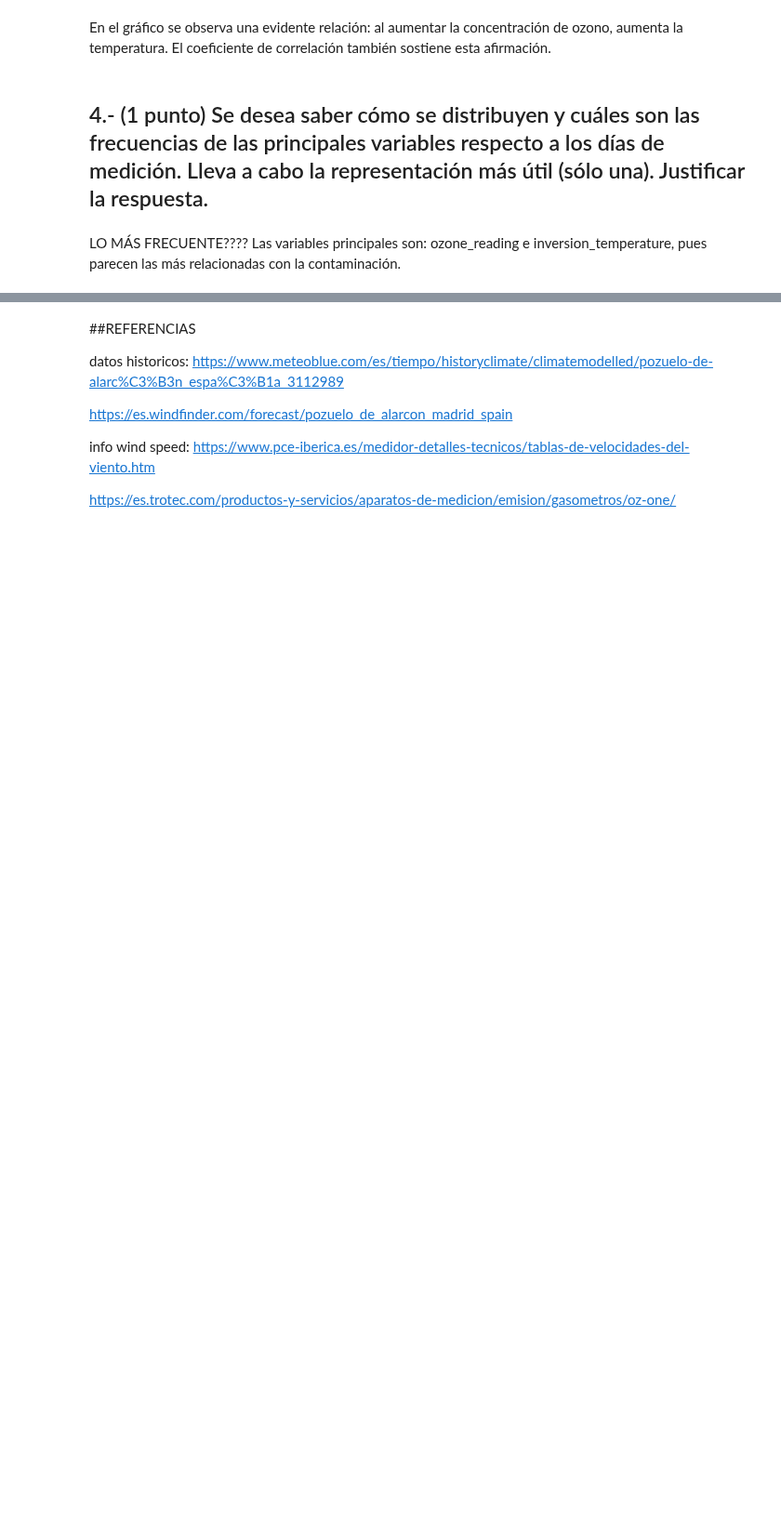
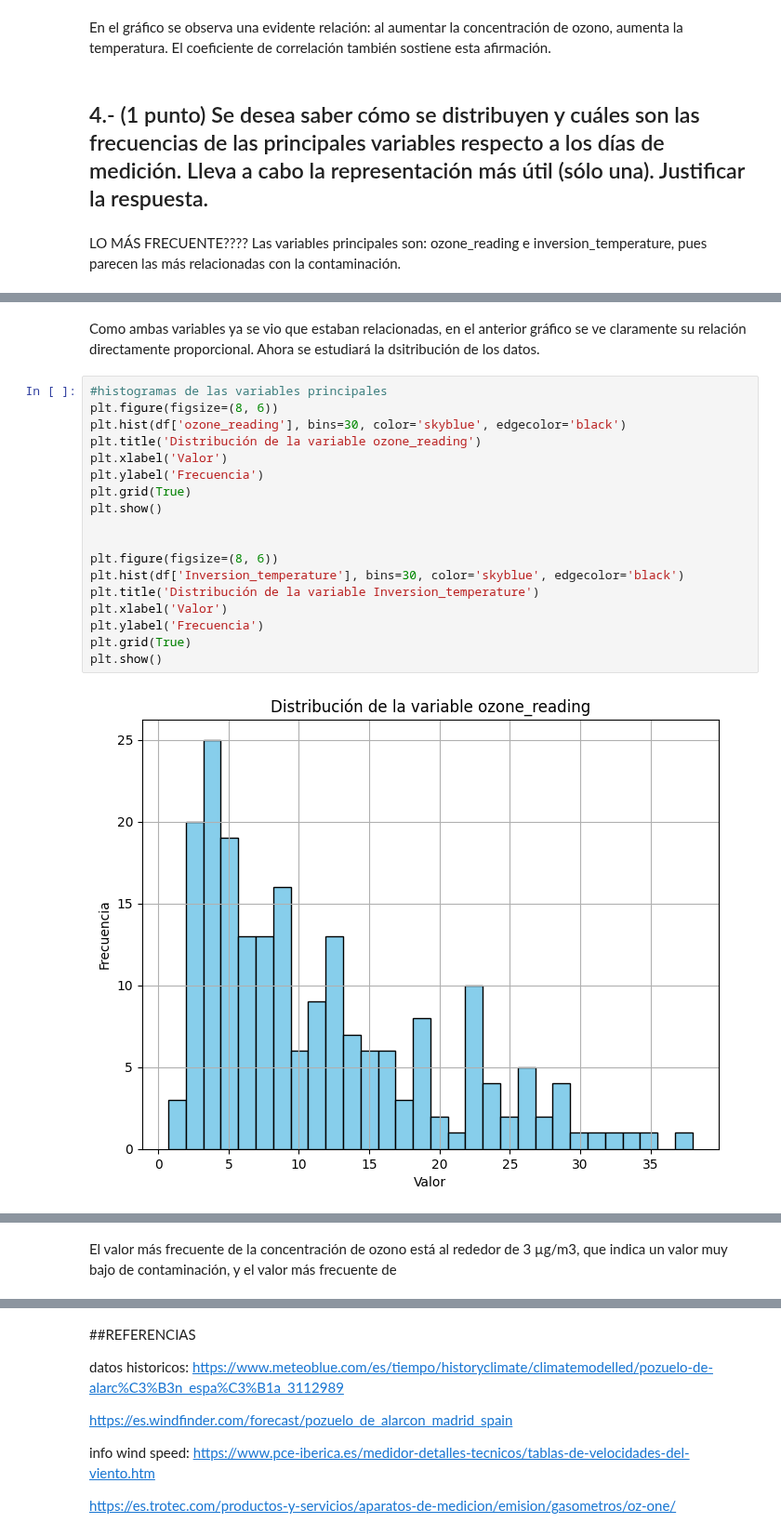
Before and after one commit to Alf-caput/P1_MineriaDeDatos, a Jupyter notebook: P2_SensoresAtmosfericos/P2_SensoresAtmosfericos.ipynb, the cells around one changed output, grey strips where cells are left out. Shown at 93% size. Drawn from its saved outputs; the diff is of its cells as text; blank space fills up the shorter version.

```diff
--- a/P2_SensoresAtmosfericos/P2_SensoresAtmosfericos.ipynb
+++ b/P2_SensoresAtmosfericos/P2_SensoresAtmosfericos.ipynb
@@ -299,0 +340,22 @@ df[['ozone_reading','Inversion_temperature']].plot(figsize = (15,8))
+# %% [markdown]
+Como ambas variables ya se vio que estaban relacionadas, en el anterior gráfico se ve claramente su relación directamente proporcional.  Ahora se estudiará la dsitribución de los datos.
+# %%
+#histogramas de las variables principales
+plt.figure(figsize=(8, 6))
+plt.hist(df['ozone_reading'], bins=30, color='skyblue', edgecolor='black')
+plt.title('Distribución de la variable ozone_reading')
+plt.xlabel('Valor')
+plt.ylabel('Frecuencia')
+plt.grid(True)
+plt.show()
+
+
+plt.figure(figsize=(8, 6))
+plt.hist(df['Inversion_temperature'], bins=30, color='skyblue', edgecolor='black')
+plt.title('Distribución de la variable Inversion_temperature')
+plt.xlabel('Valor')
+plt.ylabel('Frecuencia')
+plt.grid(True)
+plt.show()
+# %% [output]
+[figure, added]
@@ -299,0 +363,2 @@ df[['ozone_reading','Inversion_temperature']].plot(figsize = (15,8))
+# %% [markdown]
+El valor más frecuente de la concentración de ozono está al rededor de 3 µg/m3, que indica un valor muy bajo de contaminación, y el valor más frecuente de
```
Also changed, not shown: parts of 15 cells of this notebook.
